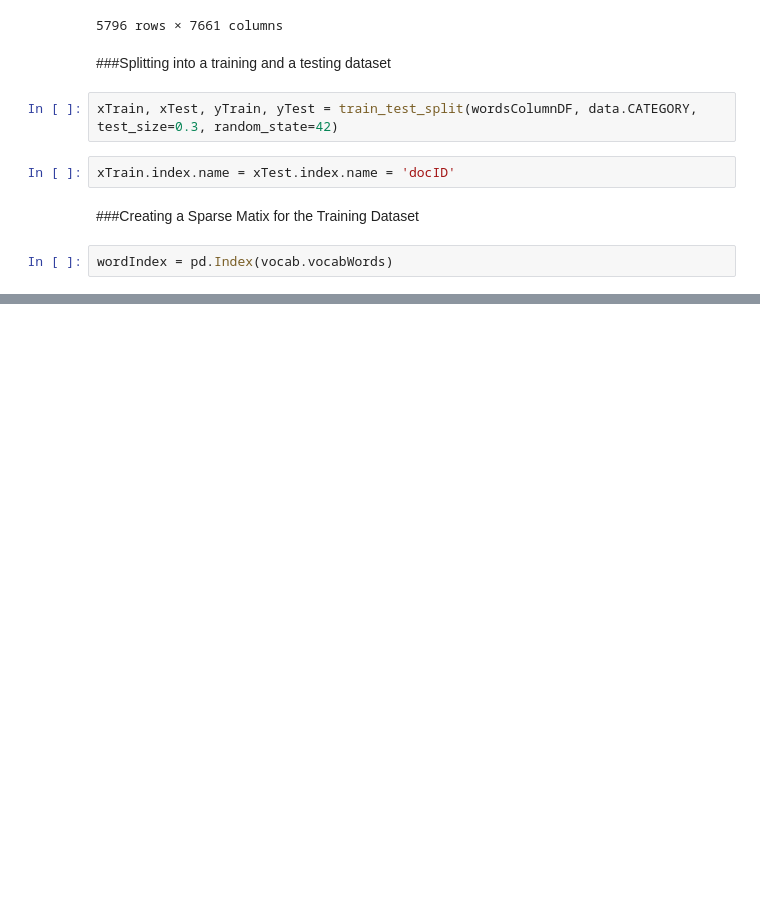
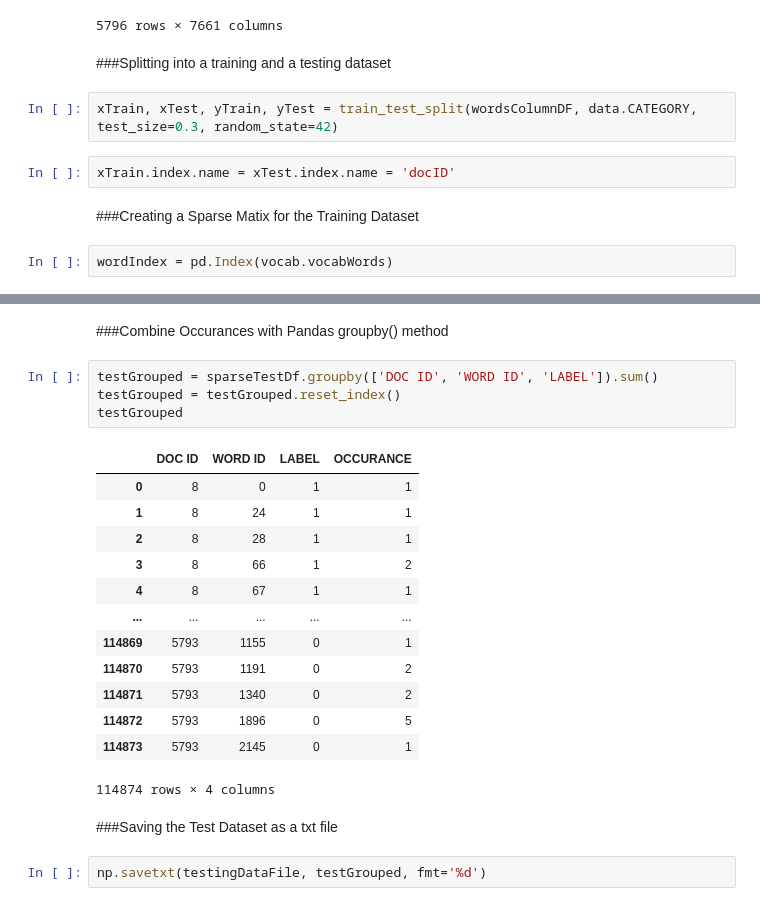
Before and after one commit to makhijakabir/machine-learning, a Jupyter notebook: bayesClassifierESF.ipynb, the cells around one changed output, grey strips where cells are left out. Cells and saved outputs as stored; diff of their text form; blank space fills up the shorter version.

```diff
--- a/bayesClassifierESF.ipynb
+++ b/bayesClassifierESF.ipynb
@@ -638,0 +735,24 @@ wordIndex = pd.Index(vocab.vocabWords)
+# %% [markdown]
+###Combine Occurances with Pandas groupby() method
+# %%
+testGrouped = sparseTestDf.groupby(['DOC ID', 'WORD ID', 'LABEL']).sum()
+testGrouped = testGrouped.reset_index()
+testGrouped
+# %% [output]
+|  | DOC ID | WORD ID | LABEL | OCCURANCE |
+| 0 | 8 | 0 | 1 | 1 |
+| 1 | 8 | 24 | 1 | 1 |
+| 2 | 8 | 28 | 1 | 1 |
+| 3 | 8 | 66 | 1 | 2 |
+| 4 | 8 | 67 | 1 | 1 |
+| ... | ... | ... | ... | ... |
+| 114869 | 5793 | 1155 | 0 | 1 |
+| 114870 | 5793 | 1191 | 0 | 2 |
+| 114871 | 5793 | 1340 | 0 | 2 |
+| 114872 | 5793 | 1896 | 0 | 5 |
+| 114873 | 5793 | 2145 | 0 | 1 |
+114874 rows × 4 columns
+# %% [markdown]
+###Saving the Test Dataset as a txt file
+# %%
+np.savetxt(testingDataFile, testGrouped, fmt='%d')
```
Also changed, not shown: parts of 18 cells of this notebook.
